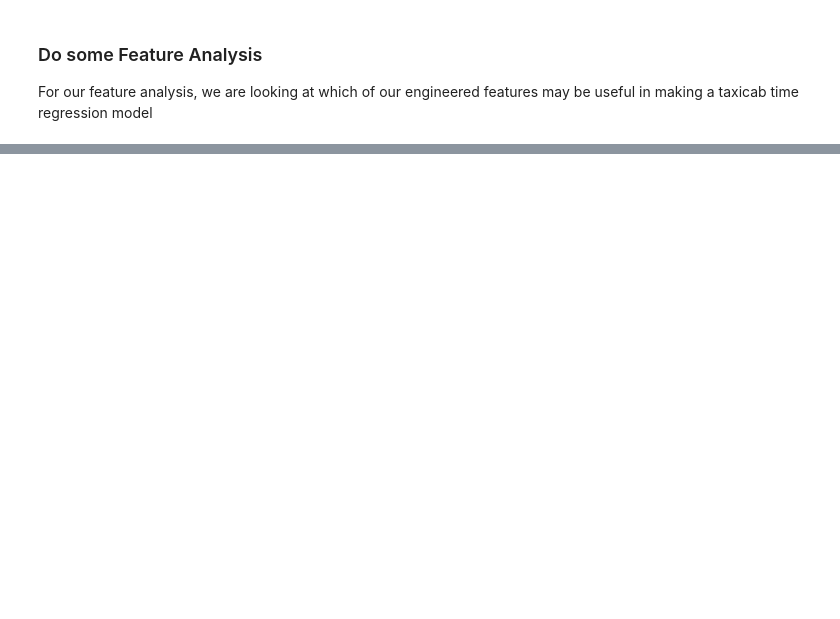
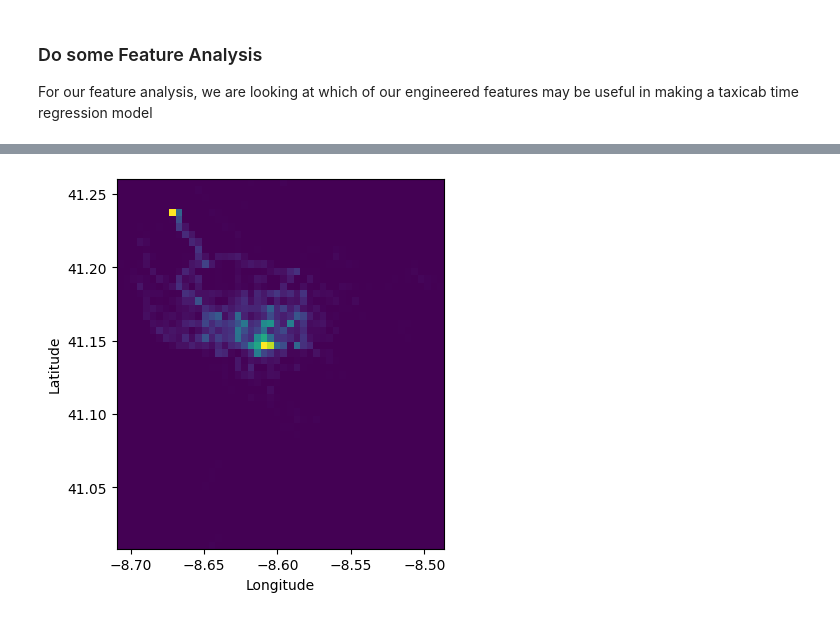
Before and after one commit to shishir03/kaggle-comp, a Jupyter notebook: old/feature_engineering.ipynb, the cells around one changed output, grey strips where cells are left out. Cells and saved outputs as stored; diff of their text form; code cells hidden in the pictures; blank space fills up the shorter version.

```diff
--- a/old/feature_engineering.ipynb
+++ b/old/feature_engineering.ipynb
@@ -118,3 +123,29 @@ Using: 1692771/1710670
+# %%
+import ast
+
+X = []
+Y = []
+polylines = df_trimmed["POLYLINE"]
+
+for i in range(505):
+    polyline = np.array(ast.literal_eval(polylines.loc[i]))
+    x, y = np.split(polyline, [-1], 1)
+    X += [i[0] for i in x]
+    Y += [i[0] for i in y]
+
+heatmap, xedges, yedges = np.histogram2d(X, Y, bins=50)
+extent = [xedges[0], xedges[-1], yedges[0], yedges[-1]]
+
+plt.clf()
+plt.xlabel("Longitude")
+plt.ylabel("Latitude")
+plt.imshow(heatmap.T, extent=extent, origin='lower')
+plt.show()
+
+#plt.scatter(X, Y)
+#plt.show()
+# %% [output]
+[figure, added]
 # %%
 plt.figure(figsize=(10,10))
 for v in [0, 5, 11, 17, 23]:
```
Also changed, not shown: parts of 5 cells of this notebook.
